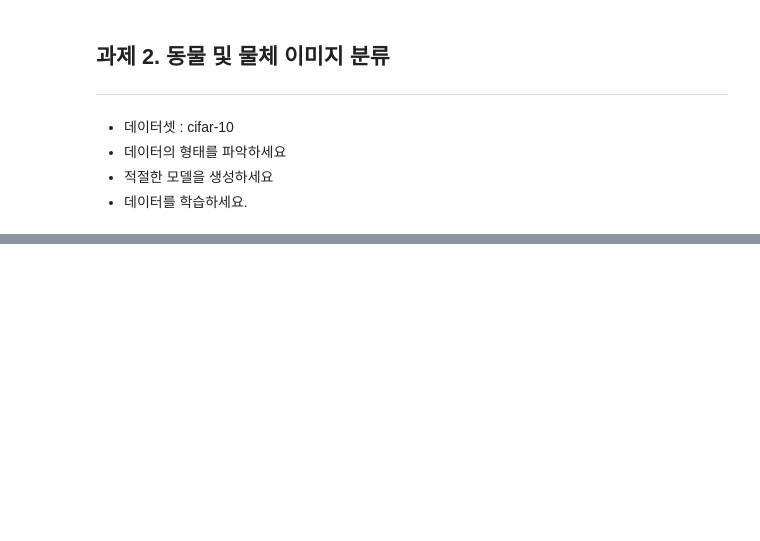
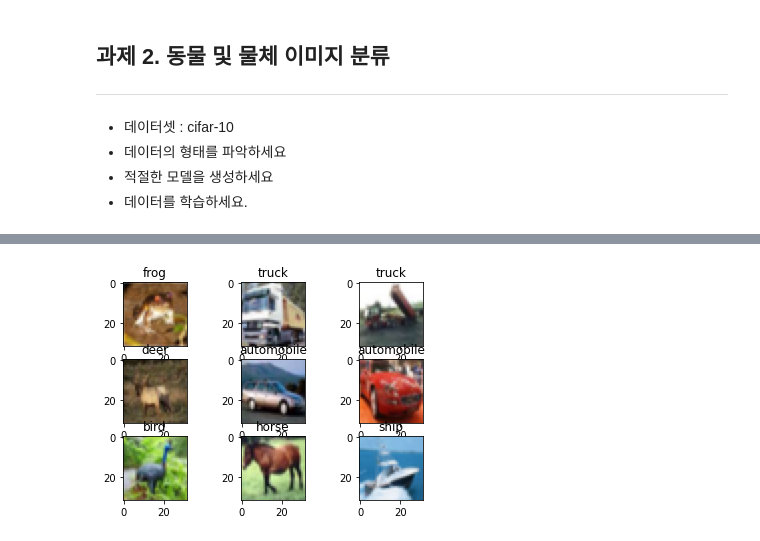
Before and after one commit to GETHUB55/SkillTreePython-DeepLearning, a Jupyter notebook: 01.딥러닝with텐서플로우-basic/ch01_07_CNN기초_Pooling_Layer.ipynb, the cells around one changed output, grey strips where cells are left out. Saved outputs shown, nothing was run; the diff lists cells and outputs as text; code cells hidden in the pictures; blank space fills up the shorter version.

```diff
--- a/01.딥러닝with텐서플로우-basic/ch01_07_CNN기초_Pooling_Layer.ipynb
+++ b/01.딥러닝with텐서플로우-basic/ch01_07_CNN기초_Pooling_Layer.ipynb
@@ -397,8 +394,10 @@ labels = ['airplane',
 'ship',
 'truck']
 # %%
-# 데이터구경(for문), 3채널이라 익스팬드디멘젼안해도됨.
+# 데이터구경(for문)
 for i in range(9):
   plt.subplot(3,3,i+1)
-  plt.imshow(x_train[i], cmap='gray')
-  plt.title(labels[y_train[i]] )
+  plt.imshow(x_train[i])
+  plt.title(labels[y_train[i][0]] ) #(50000,1) ,1이라서 리스트로 되어있는게 5만개라 [0]써줘야함
+# %% [output]
+[figure, added]
```
Also changed, not shown: parts of 8 cells of this notebook.
